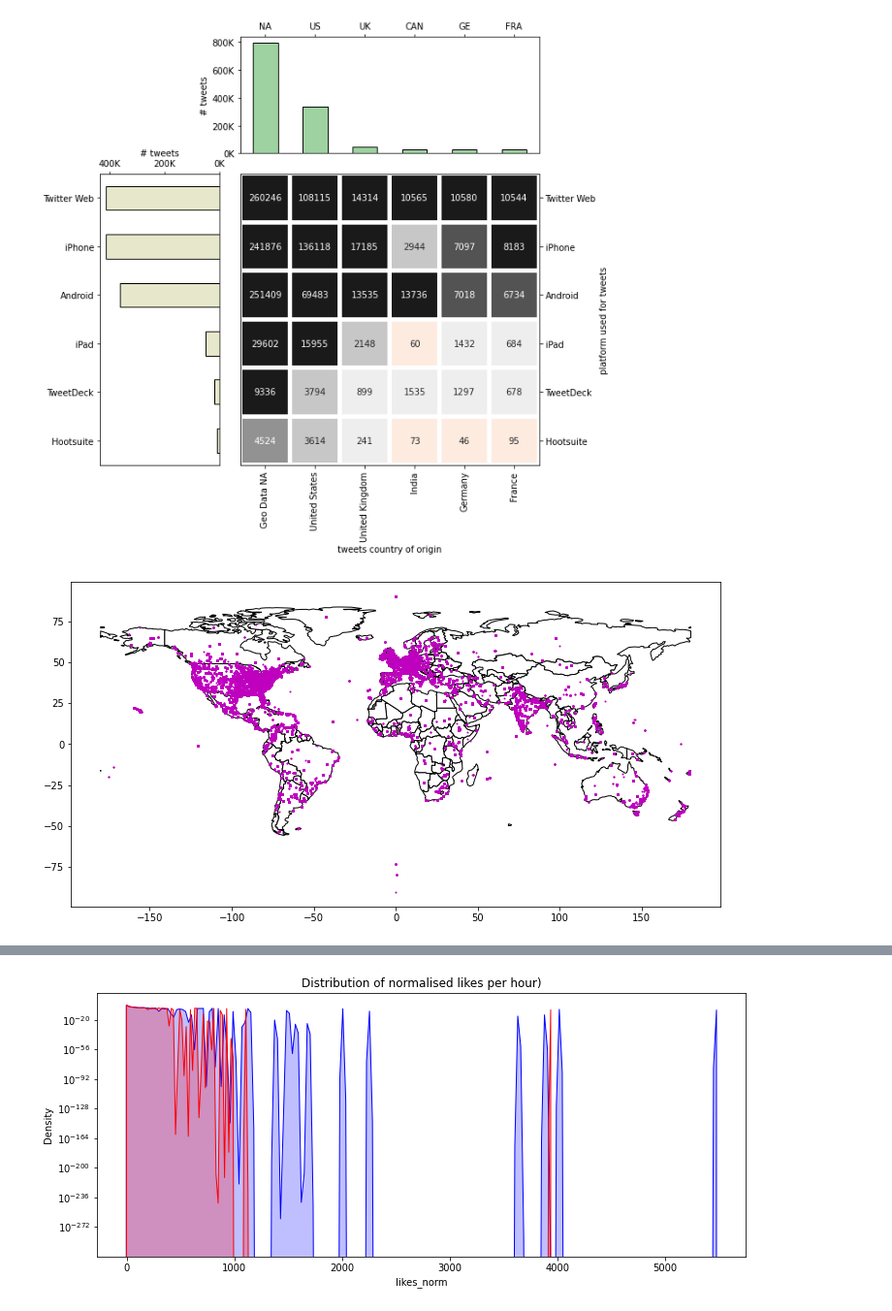
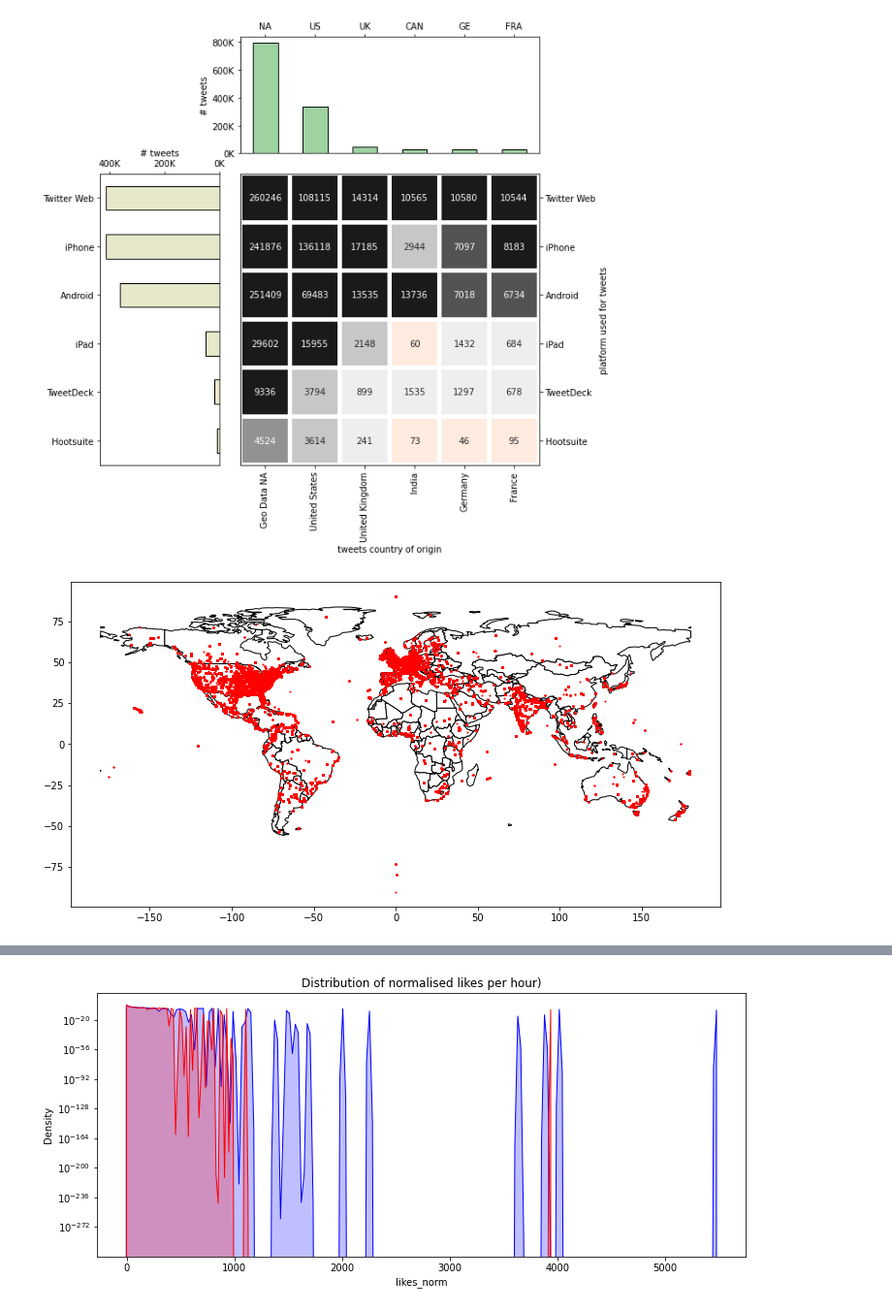
Before and after one commit to sydney-machine-learning/sentimentanalysis-USelections, a Jupyter notebook: main.ipynb, the cells around one changed output, grey strips where cells are left out. Shown at 97% size. Cells and saved outputs as stored; diff of their text form; code cells hidden in the pictures.

```diff
--- a/main.ipynb
+++ b/main.ipynb
@@ -264,23 +266,23 @@ plt.show()
 # %%
 world=gpd.read_file(gpd.datasets.get_path('naturalearth_lowres'))
 from shapely.geometry import Point, Polygon
 crs = {'init': 'EPSG:4326'}
 
 tmp=pd.concat([tweets_biden[['lat','long']].copy(),tweets_trump[['lat','long']].copy()])
 tmp=tmp.dropna()
 geometry = [Point(xy) for xy in zip(tmp['long'],tmp['lat'])]
 geo_df=gpd.GeoDataFrame(tmp, crs=crs, geometry = geometry)
 
 
 # Comment out this code if you have visualized the result
 fig, ax = plt.subplots(1,figsize=(12,12), facecolor='white')
 world = world[world.name != "Antarctica"]
 world.plot(ax=ax, color='white', edgecolors='black')
-geo_df.plot(ax=ax, markersize=1, color='m', marker='o')
+geo_df.plot(ax=ax, markersize=1, color='r', marker='o')
 ax.axis('on')
 plt.show()
 # %% [output]
-[figure, old version]
+[figure, new version]
 # %%
 %%time
 def detect_tweetlang(tweet):
```
Also changed, not shown: parts of 27 cells of this notebook.
